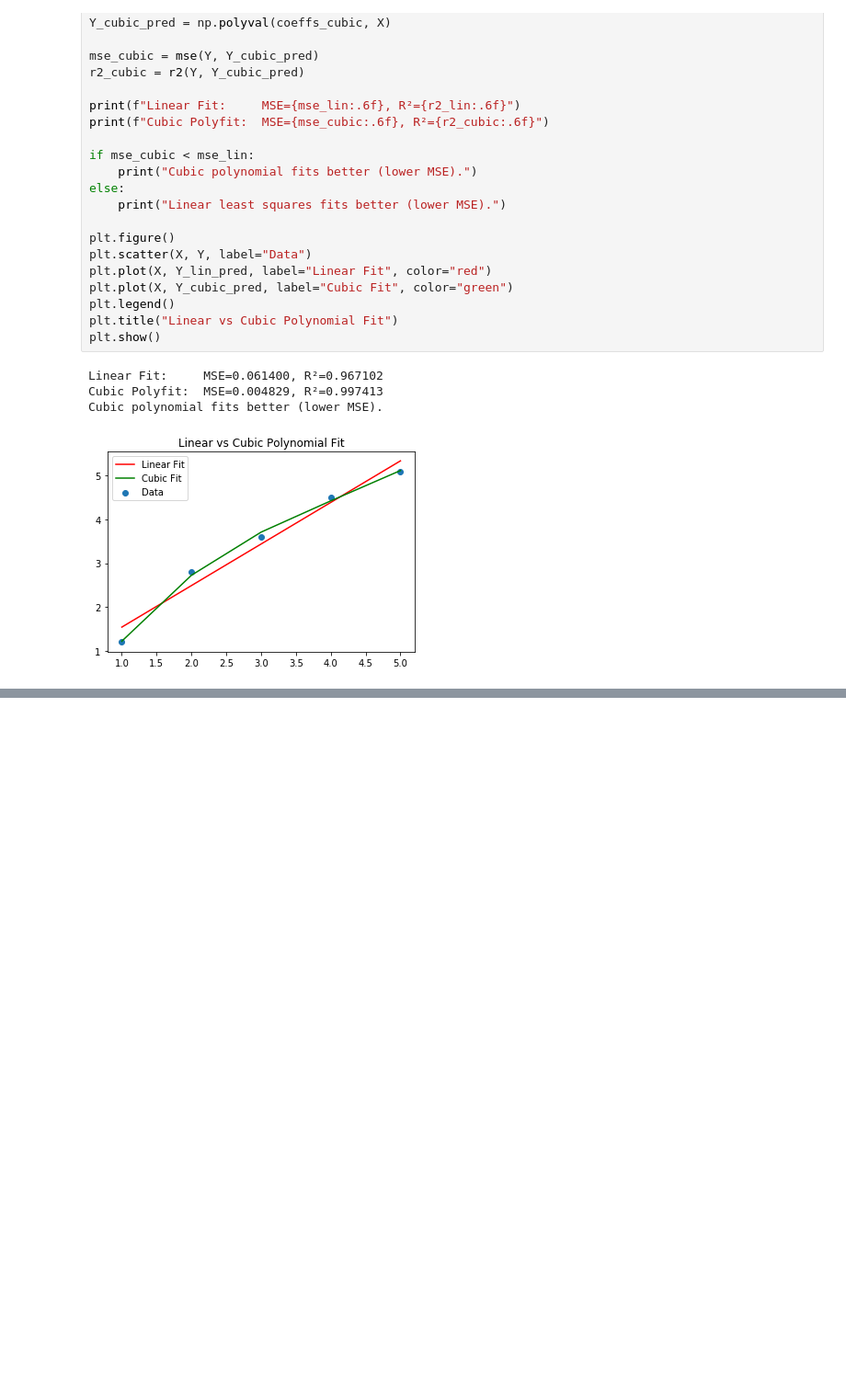
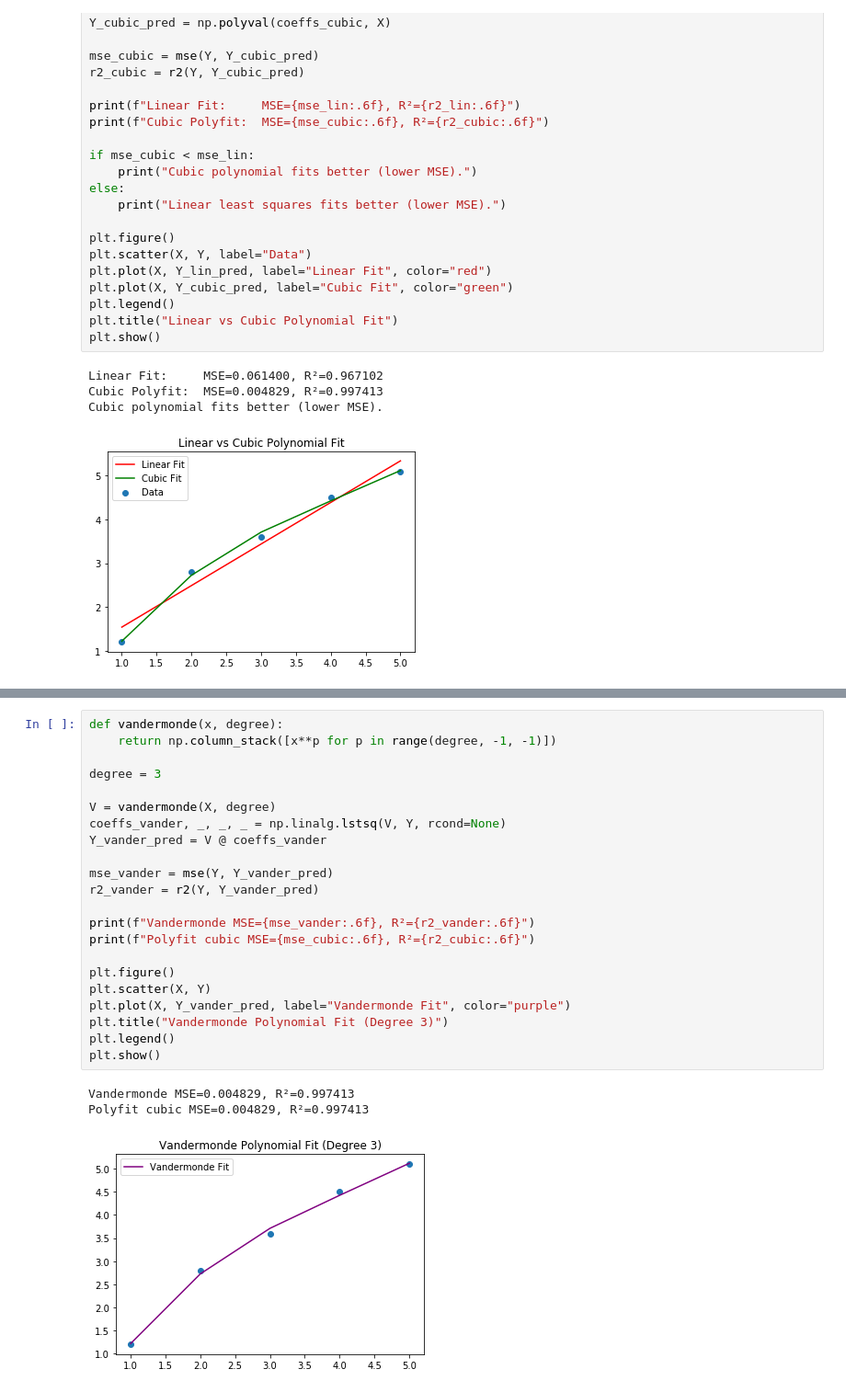
Before and after one commit to jwwalls1225/coe311k, a Jupyter notebook: classwork1/jds8596-CH10.ipynb, the cells around one changed output, grey strips where cells are left out. Shown at 92% size. Drawn from its saved outputs; the diff is of its cells as text; blank space fills up the shorter version.

```diff
--- a/classwork1/jds8596-CH10.ipynb
+++ b/classwork1/jds8596-CH10.ipynb
@@ -81,0 +91,26 @@ print(f"Most underfit degree (lowest R²): {underfit_deg}")
+# %%
+def vandermonde(x, degree):
+    return np.column_stack([x**p for p in range(degree, -1, -1)])
+
+degree = 3
+
+V = vandermonde(X, degree)
+coeffs_vander, _, _, _ = np.linalg.lstsq(V, Y, rcond=None)
+Y_vander_pred = V @ coeffs_vander
+
+mse_vander = mse(Y, Y_vander_pred)
+r2_vander = r2(Y, Y_vander_pred)
+
+print(f"Vandermonde MSE={mse_vander:.6f}, R²={r2_vander:.6f}")
+print(f"Polyfit cubic MSE={mse_cubic:.6f}, R²={r2_cubic:.6f}")
+
+plt.figure()
+plt.scatter(X, Y)
+plt.plot(X, Y_vander_pred, label="Vandermonde Fit", color="purple")
+plt.title("Vandermonde Polynomial Fit (Degree 3)")
+plt.legend()
+plt.show()
+# %% [output]
+Vandermonde MSE=0.004829, R²=0.997413
+Polyfit cubic MSE=0.004829, R²=0.997413
+[figure, added]
```
Also changed, not shown: parts of 1 cell of this notebook.
